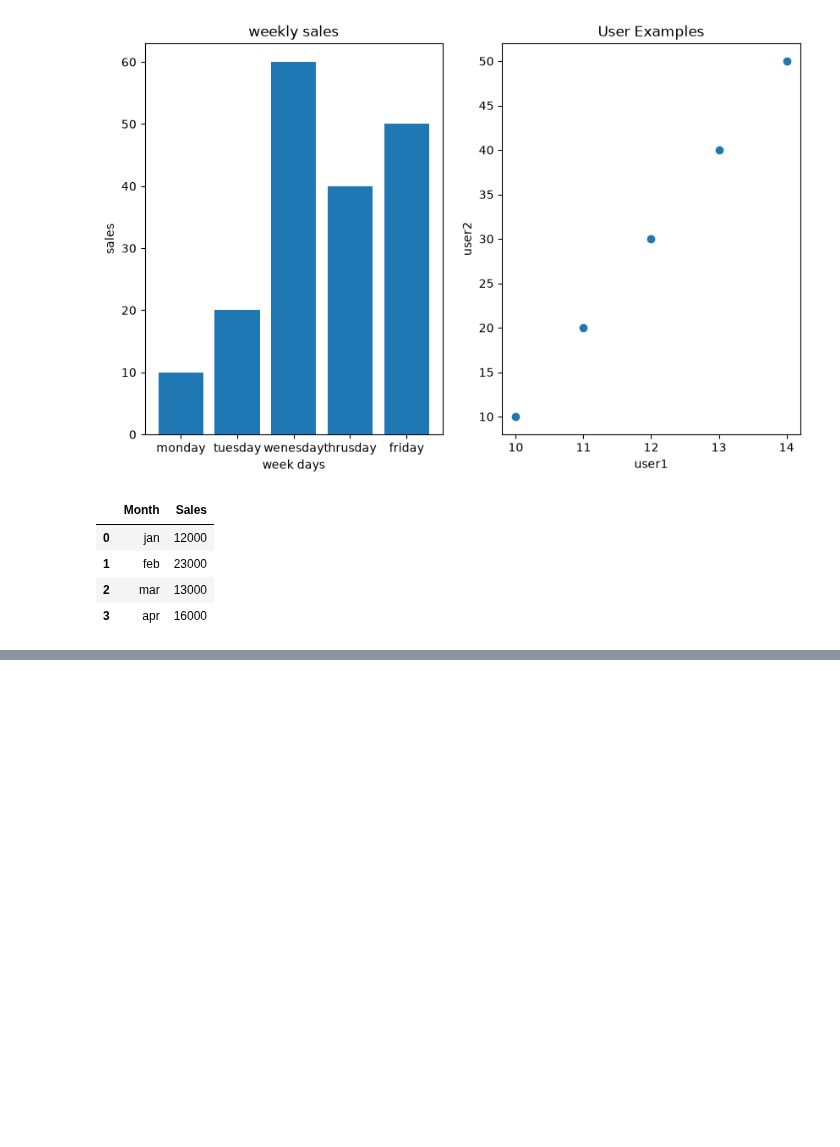
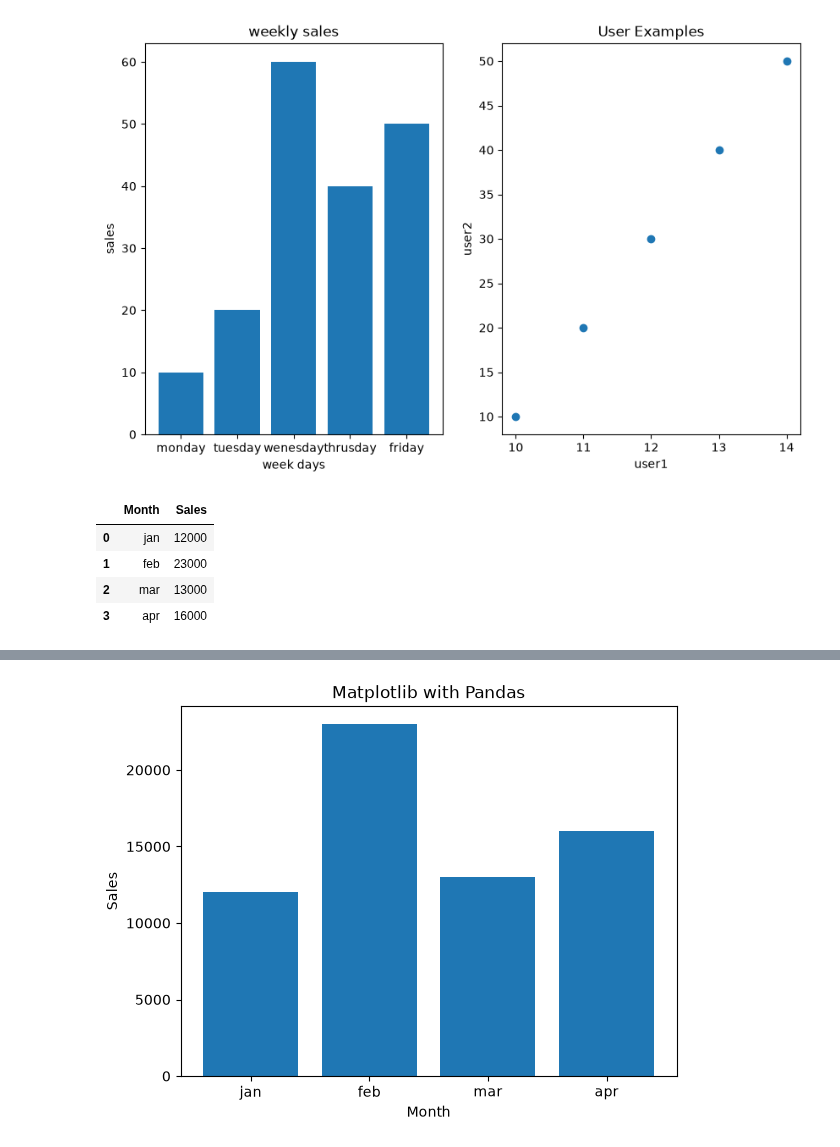
Before and after one commit to kaflebiplob/ML_BASICS, a Jupyter notebook: matplotlib_basics/matplotlib_basics.ipynb, the cells around one changed output, grey strips where cells are left out. Cells and saved outputs as stored; diff of their text form; code cells hidden in the pictures; blank space fills up the shorter version.

Commit message:
feat: (matplot) implementing with pandas

```diff
--- a/matplotlib_basics/matplotlib_basics.ipynb
+++ b/matplotlib_basics/matplotlib_basics.ipynb
@@ -130,0 +131,10 @@ plt.show()
+# %%
+plt.bar(df['Month'],df['Sales'])
+plt.title("Matplotlib with Pandas")
+plt.xlabel("Month")
+plt.ylabel("Sales")
+
+plt.savefig("Monthly_Sales_from_df")
+plt.show()
+# %% [output]
+[figure, added]
```
Also changed, not shown: parts of 1 cell of this notebook, 1 other file.
